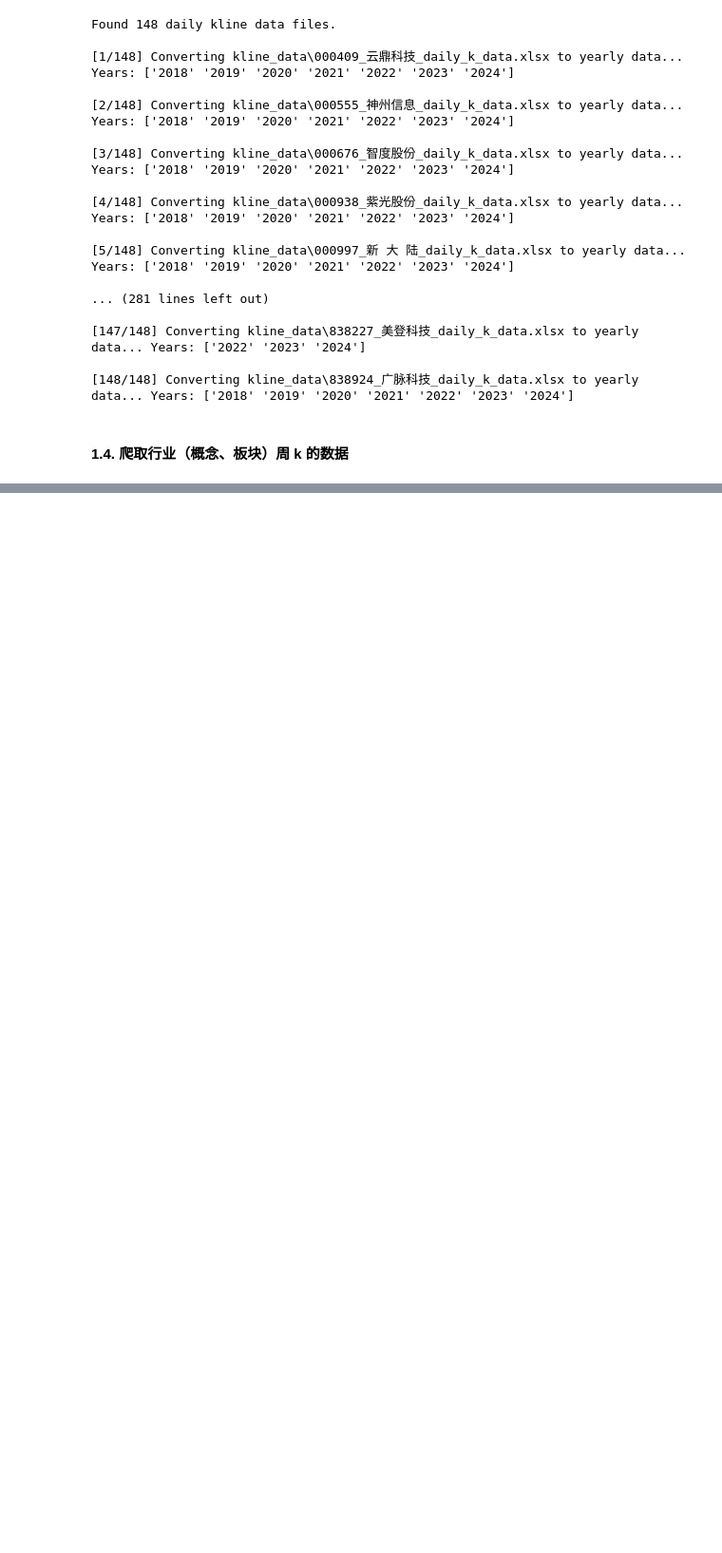
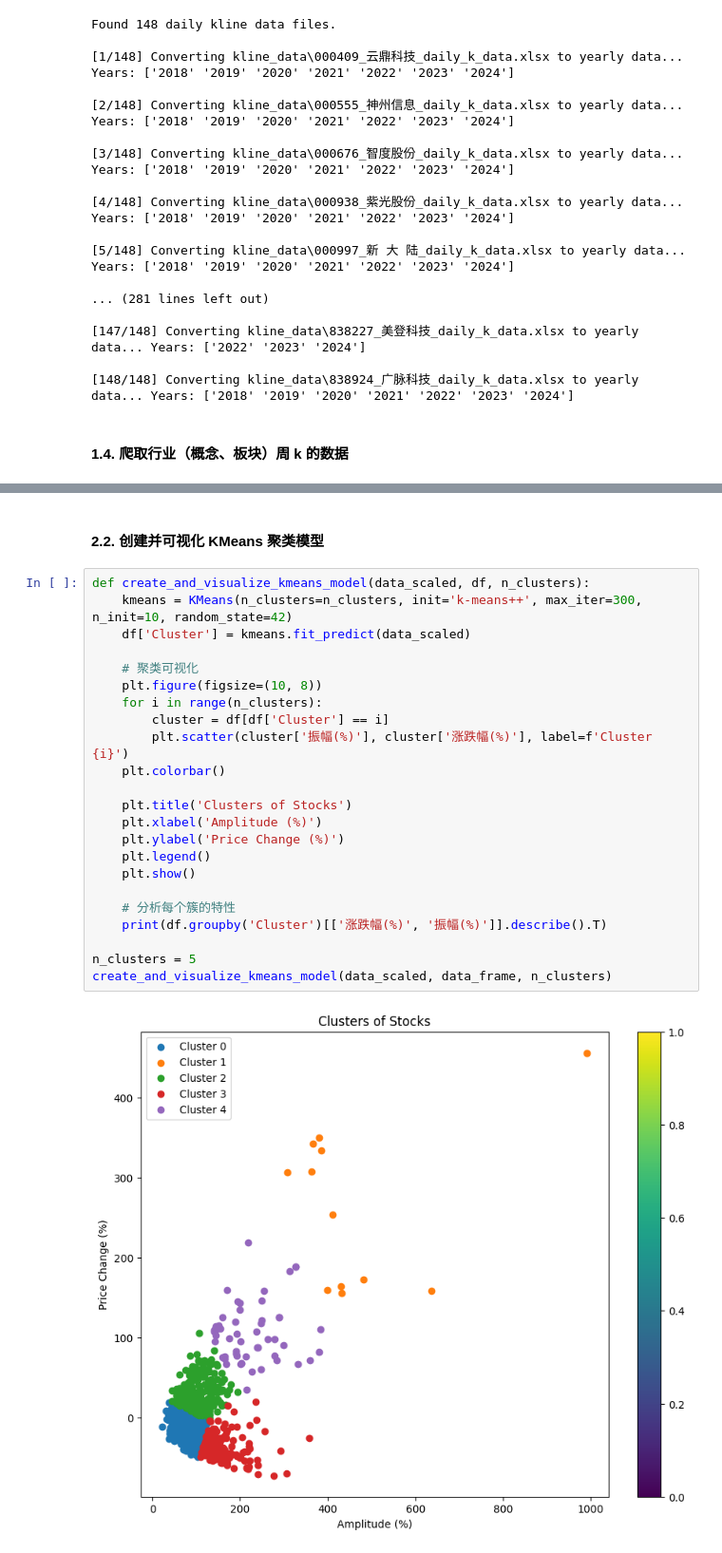
Before and after one commit to R3c0ger/crawling-analysis-and-modeling-of-stock-data, a Jupyter notebook: stock_crawler.ipynb, the cells around one changed output, grey strips where cells are left out. Shown at 95% size. Saved outputs shown, nothing was run; the diff lists cells and outputs as text; blank space fills up the shorter version.

```diff
--- a/stock_crawler.ipynb
+++ b/stock_crawler.ipynb
@@ -375,0 +418,27 @@ Data saved to BK1162_AI手机_weekly_k_data.xlsx successfully.
+# %% [markdown]
+#### 2.2. 创建并可视化 KMeans 聚类模型
+# %%
+def create_and_visualize_kmeans_model(data_scaled, df, n_clusters):
+    kmeans = KMeans(n_clusters=n_clusters, init='k-means++', max_iter=300, n_init=10, random_state=42)
+    df['Cluster'] = kmeans.fit_predict(data_scaled)
+
+    # 聚类可视化
+    plt.figure(figsize=(10, 8))
+    for i in range(n_clusters):
+        cluster = df[df['Cluster'] == i]
+        plt.scatter(cluster['振幅(%)'], cluster['涨跌幅(%)'], label=f'Cluster {i}')
+    plt.colorbar()
+
+    plt.title('Clusters of Stocks')
+    plt.xlabel('Amplitude (%)')
+    plt.ylabel('Price Change (%)')
+    plt.legend()
+    plt.show()
+
+    # 分析每个簇的特性
+    print(df.groupby('Cluster')[['涨跌幅(%)', '振幅(%)']].describe().T)
+
+n_clusters = 5
+create_and_visualize_kmeans_model(data_scaled, data_frame, n_clusters)
+# %% [output]
+[figure, added]
```
Also changed, not shown: parts of 6 cells of this notebook, 1 other file.
